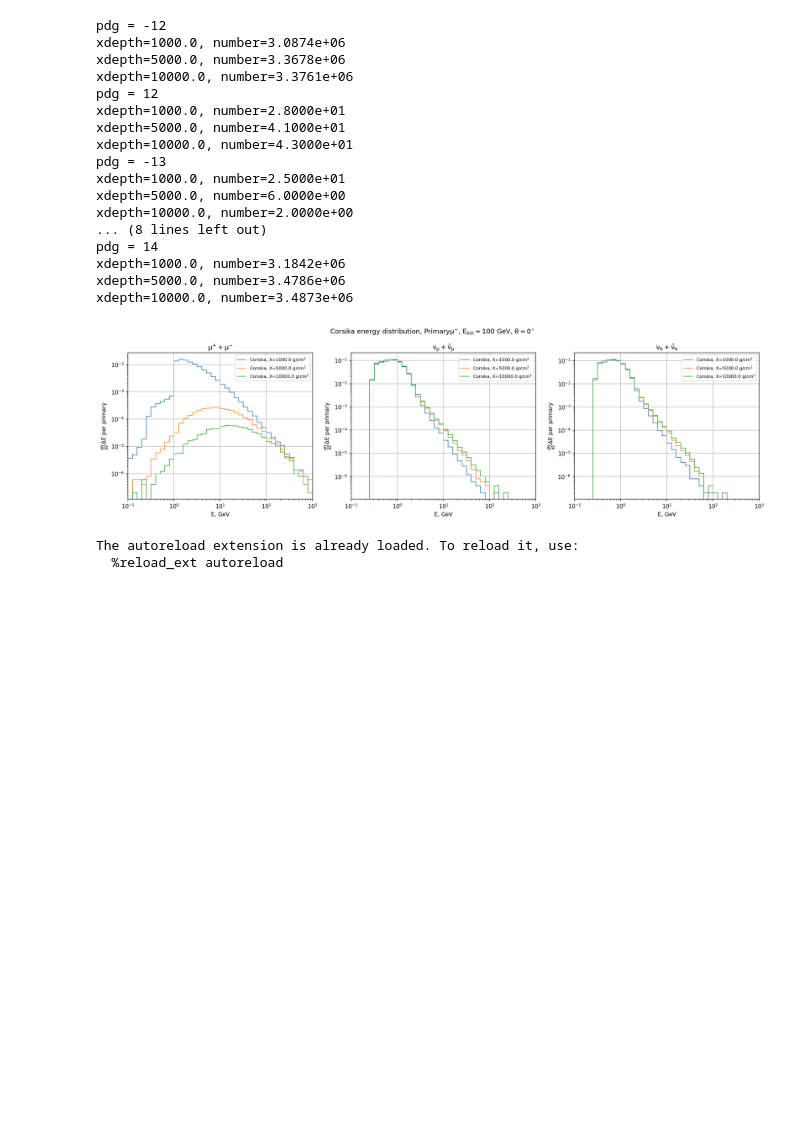
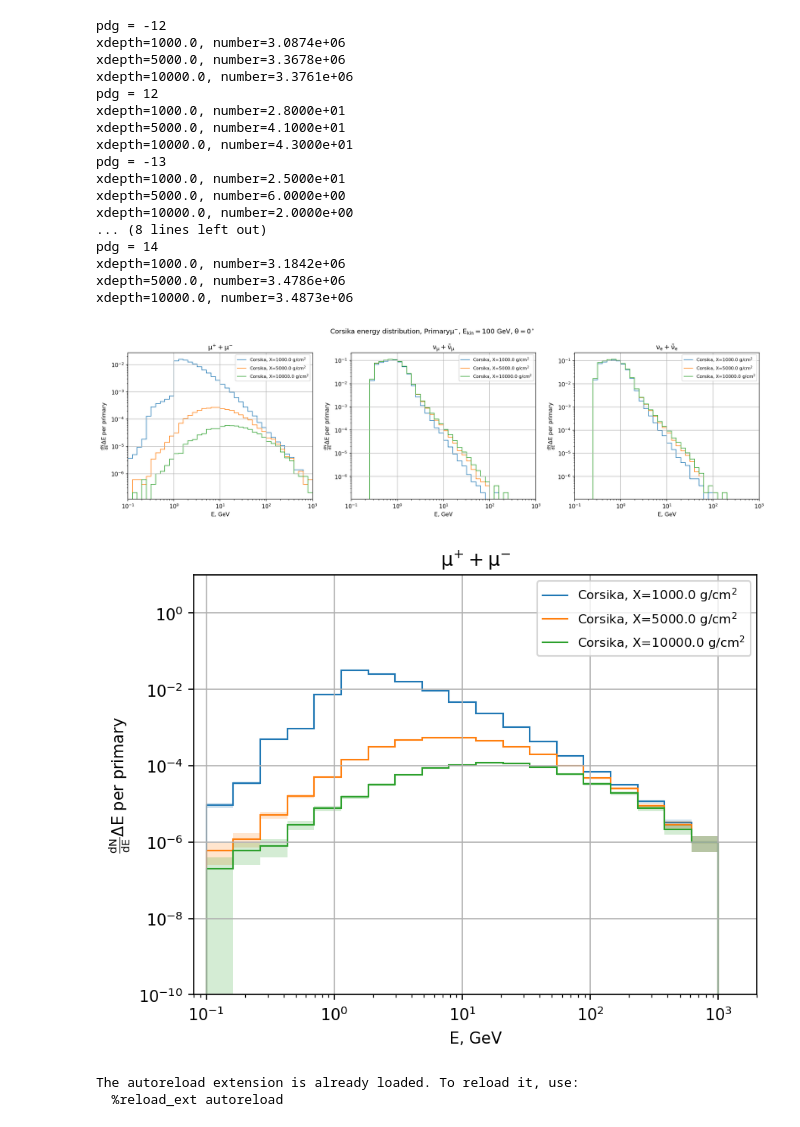
Before and after one commit to jncots/xmax_sigma, a Jupyter notebook: flincpy/scripts_01/homog_atm/01_corsika_muon_run.ipynb, the cells around one changed output. Cells and saved outputs as stored; diff of their text form; code cells hidden in the pictures; blank space fills up the shorter version.

```diff
--- a/flincpy/scripts_01/homog_atm/01_corsika_muon_run.ipynb
+++ b/flincpy/scripts_01/homog_atm/01_corsika_muon_run.ipynb
@@ -32,8 +29,8 @@ from corsika_comparison import (corsika_hist_en, combined_data_en,
                                  combined_ang_data)
 # %%
 # Corsika energy distributions
-# energy_bins = np.geomspace(1e-1, 1e3, 300)
-energy_bins = mceq.e_bins
+energy_bins = np.geomspace(1e-1, 1e3, 20)
+# energy_bins = mceq.e_bins
 chist_en = corsika_hist_en(energy_bins,
                            h5file=corsika_data_file)
 corsika_en_dist = {}
@@ -195,6 +192,66 @@ figure.tight_layout()
 plt.savefig(dir_for_figures/figure_name)
 # %% [output]
 [figure]
+# %%
+xdepths = [143, 647, 1033]
+line_colors = plt.rcParams['axes.prop_cycle'].by_key()['color']
+en_labels = ["1.0-1.3", "2.0-2.5", "4.0-5.0"]
+
+
+ax = plt.gca()
+for ixdepth in range(3):
+
+    fl_hist_en = corsika_en_dist[ixdepth]
+    error_cors = np.sqrt(fl_hist_en[0]/5e+06)
+
+    # heights+0.5, edges, baseline=heights-0.5, fill=True, alpha=0.2
+
+    line = ax.stairs(fl_hist_en[0], fl_hist_en[1],
+                    label = f"Corsika, {fl_hist_en[3]} " + r"$g/cm^2$",
+                    color = line_colors[ixdepth],
+                    linestyle = "-")
+
+    line = ax.stairs(fl_hist_en[0]+error_cors, fl_hist_en[1],
+                    baseline = fl_hist_en[0]-error_cors,
+                    fill=True,
+                    alpha = 0.2,
+                    # label = f"Corsika, {fl_hist_en[3]} " + r"$g/cm^2$",
+                    color = line_colors[ixdepth],
+                    linestyle = "-")
+    # error_cors = np.sqrt(fl_hist_en[0]/4.989000e+07)
+    # plt.errorbar((energy_bins[:-1] + energy_bins[1:])/2,
+    #                      fl_hist_en[0],
+    #                      color=line.get_edgecolor(),
+    #                      yerr=error_cors,
+    #                      linestyle='', capsize=5)
+
+    # plt.fill_between((energy_bins[:-1] + energy_bins[1:])/2,
+    #                          fl_hist_en[0]-error_cors,
+    #                          fl_hist_en[0]+error_cors,
+    #                          alpha=0.5,
+    #                          edgecolor='#CC4F1B',
+    #                          facecolor='#FF9848')
+
+# for ixdepth in range(len(mceq_xdepths)):
+#     ax.stairs(mceq_sol_hist[13][ixdepth], energy_bins,
+#                label = f"MCEq, X = {mceq_xdepths[ixdepth]} " + r"$g/cm^2$",
+#                color = line_colors[ixdepth - 1],
+#                linestyle = "--")
+
+
+ax.set_title(r"$\mu^{+} + \mu^{-}$")
+
+ax.set_xscale("log")
+ax.set_xlim(8e-2, 2e3)
+ax.set_ylim(1e-10, 1e1)
+ax.set_xlabel(r"$E$, GeV")
+
+ax.set_yscale("log")
+ax.set_ylabel(r"$\frac{dN}{dE}\Delta E$ per primary")
+ax.legend(fontsize="8")
+ax.grid()
+# %% [output]
+[figure, added]
 # %%
 %load_ext autoreload
 %autoreload 2
```
Also changed, not shown: parts of 1 cell of this notebook, 26 other files.
